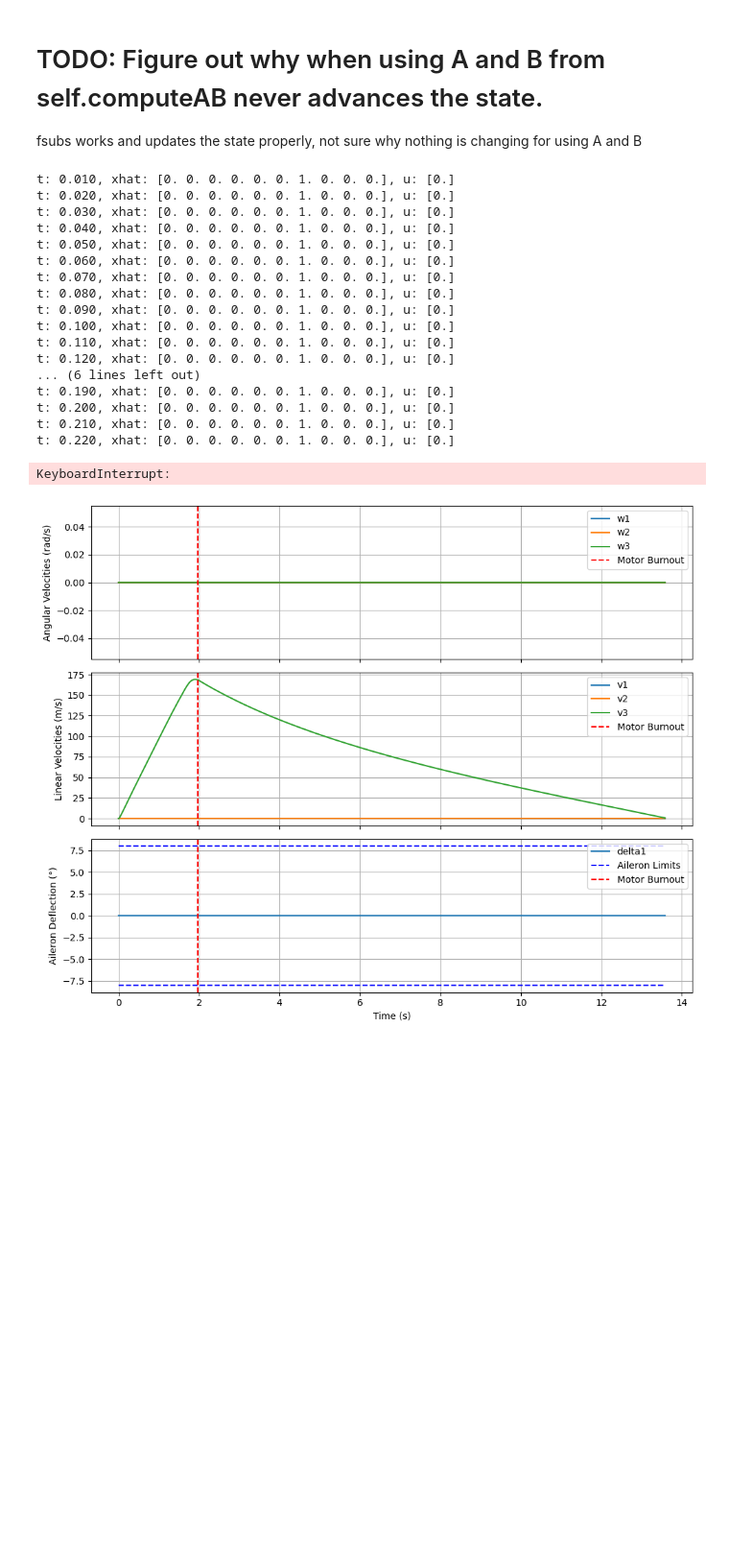
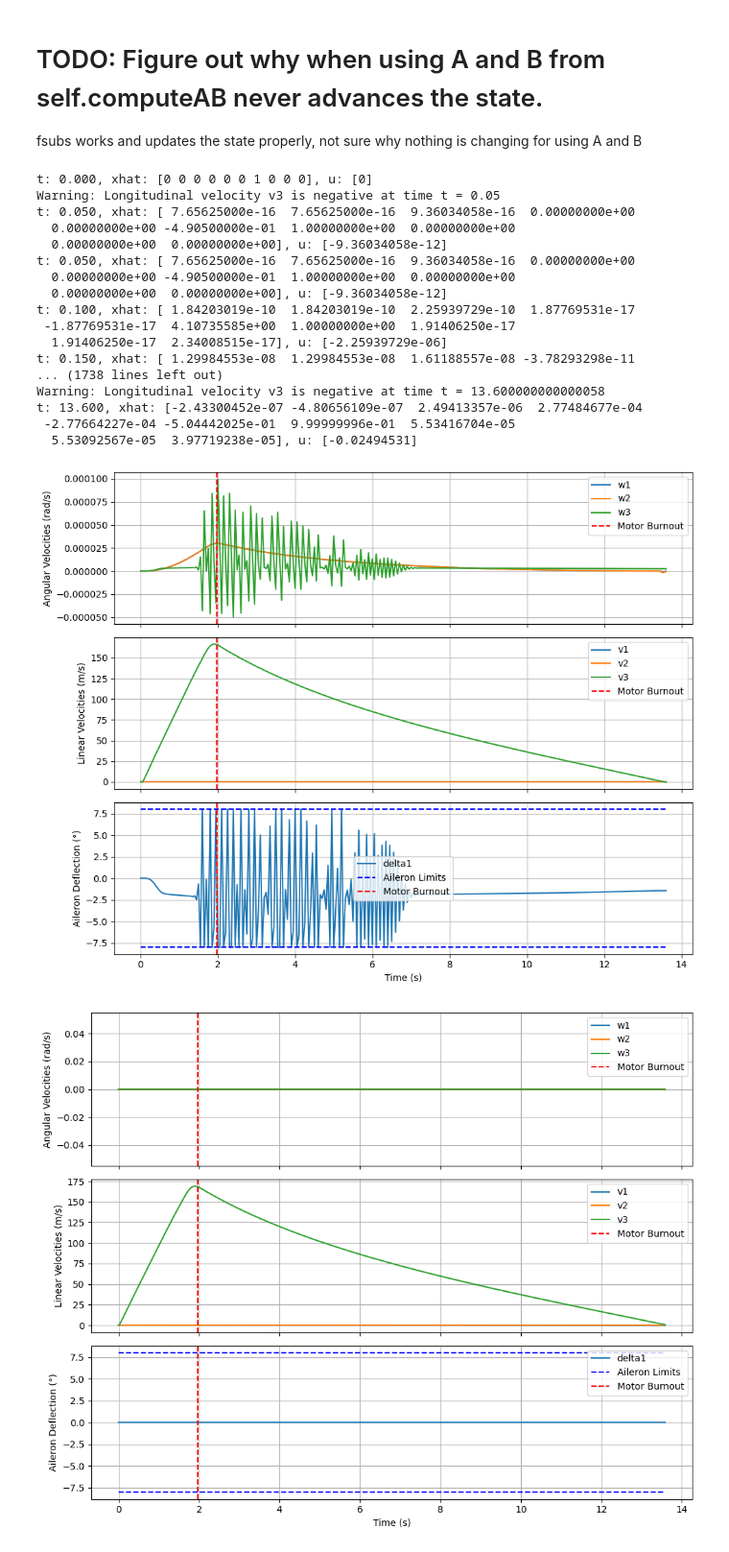
Before and after one commit to AODadbase/FV-Controls, a Jupyter notebook: LRI_Meshcat/Implementation/Render.ipynb, the cells around one changed output. Shown at 96% size. Saved outputs shown, nothing was run; the diff lists cells and outputs as text; code cells hidden in the pictures; blank space fills up the shorter version.

```diff
--- a/LRI_Meshcat/Implementation/Render.ipynb
+++ b/LRI_Meshcat/Implementation/Render.ipynb
@@ -976,36 +1024,67 @@ fsubs works and updates the state properly, not sure why nothing is changing for
 # %%
 ## Define gain matrix ##
 K = np.zeros((1,10))
-K[0][2] = 1000 # Roll rate feedback
+K[0][2] = 1e4 # Roll rate feedback
 K[0][9] = 0.1 # Roll angle feedback
 
 ## Define initial conditions ##
 t0 = 0.0
 xhat0 = np.array([0, 0, 0, 0, 0, 0, 1, 0, 0, 0]) # Initial state estimate
 u0 = np.array([0])
-controller = Controls(K=K, dt=0.01, x0=xhat0, u0=u0)
+controller = Controls(K=K, dt=0.05, x0=xhat0, u0=u0)
 controller.deriveEOM(post_burnout=False)
 controller.deriveEOM(post_burnout=True)
-controller.test_AB(t0, xhat0, u0)
+controller.test_eom(t0, xhat0, u0)
 # %% [output]
-t: 0.010, xhat: [0. 0. 0. 0. 0. 0. 1. 0. 0. 0.], u: [0.]
-t: 0.020, xhat: [0. 0. 0. 0. 0. 0. 1. 0. 0. 0.], u: [0.]
-t: 0.030, xhat: [0. 0. 0. 0. 0. 0. 1. 0. 0. 0.], u: [0.]
-t: 0.040, xhat: [0. 0. 0. 0. 0. 0. 1. 0. 0. 0.], u: [0.]
-t: 0.050, xhat: [0. 0. 0. 0. 0. 0. 1. 0. 0. 0.], u: [0.]
-t: 0.060, xhat: [0. 0. 0. 0. 0. 0. 1. 0. 0. 0.], u: [0.]
-t: 0.070, xhat: [0. 0. 0. 0. 0. 0. 1. 0. 0. 0.], u: [0.]
-t: 0.080, xhat: [0. 0. 0. 0. 0. 0. 1. 0. 0. 0.], u: [0.]
-t: 0.090, xhat: [0. 0. 0. 0. 0. 0. 1. 0. 0. 0.], u: [0.]
-t: 0.100, xhat: [0. 0. 0. 0. 0. 0. 1. 0. 0. 0.], u: [0.]
-t: 0.110, xhat: [0. 0. 0. 0. 0. 0. 1. 0. 0. 0.], u: [0.]
-t: 0.120, xhat: [0. 0. 0. 0. 0. 0. 1. 0. 0. 0.], u: [0.]
-... (6 lines left out)
-t: 0.190, xhat: [0. 0. 0. 0. 0. 0. 1. 0. 0. 0.], u: [0.]
-t: 0.200, xhat: [0. 0. 0. 0. 0. 0. 1. 0. 0. 0.], u: [0.]
-t: 0.210, xhat: [0. 0. 0. 0. 0. 0. 1. 0. 0. 0.], u: [0.]
-t: 0.220, xhat: [0. 0. 0. 0. 0. 0. 1. 0. 0. 0.], u: [0.]
+t: 0.000, xhat: [0 0 0 0 0 0 1 0 0 0], u: [0]
+Warning: Longitudinal velocity v3 is negative at time t = 0.05
+t: 0.050, xhat: [ 7.65625000e-16  7.65625000e-16  9.36034058e-16  0.00000000e+00
+  0.00000000e+00 -4.90500000e-01  1.00000000e+00  0.00000000e+00
+  0.00000000e+00  0.00000000e+00], u: [-9.36034058e-12]
+t: 0.050, xhat: [ 7.65625000e-16  7.65625000e-16  9.36034058e-16  0.00000000e+00
+  0.00000000e+00 -4.90500000e-01  1.00000000e+00  0.00000000e+00
+  0.00000000e+00  0.00000000e+00], u: [-9.36034058e-12]
+t: 0.100, xhat: [ 1.84203019e-10  1.84203019e-10  2.25939729e-10  1.87769531e-17
+ -1.87769531e-17  4.10735585e+00  1.00000000e+00  1.91406250e-17
+  1.91406250e-17  2.34008515e-17], u: [-2.25939729e-06]
+t: 0.150, xhat: [ 1.29984553e-08  1.29984553e-08  1.61188557e-08 -3.78293298e-11
+... (1738 lines left out)
+Warning: Longitudinal velocity v3 is negative at time t = 13.600000000000058
+t: 13.600, xhat: [-2.43300452e-07 -4.80656109e-07  2.49413357e-06  2.77484677e-04
+ -2.77664227e-04 -5.04442025e-01  9.99999996e-01  5.53416704e-05
+  5.53092567e-05  3.97719238e-05], u: [-0.02494531]
-KeyboardInterrupt:
+# %%
+xhat = np.array(controller.states)
+u = np.array(controller.inputs)
+t = np.arange(0, xhat.shape[0]*controller.dt, controller.dt)
+
+import matplotlib.pyplot as plt
+fig, axs = plt.subplots(3, 1, figsize=(10, 8), sharex=True)
+axs[0].plot(t, xhat[:, 0], label='w1')
+axs[0].plot(t, xhat[:, 1], label='w2')
+axs[0].plot(t, xhat[:, 2], label='w3')
+axs[0].axvline(controller.t_motor_burnout, color='r', linestyle='--', label='Motor Burnout')
+axs[0].set_ylabel('Angular Velocities (rad/s)')
+axs[0].legend()
+axs[0].grid()
+axs[1].plot(t, xhat[:, 3], label='v1')
+axs[1].plot(t, xhat[:, 4], label='v2')
+axs[1].plot(t, xhat[:, 5], label='v3')
+axs[1].axvline(controller.t_motor_burnout, color='r', linestyle='--', label='Motor Burnout')
+axs[1].set_ylabel('Linear Velocities (m/s)')
+axs[1].legend()
+axs[1].grid()
+axs[2].plot(t, u * 180/np.pi, label='delta1')
+axs[2].plot(t, -8 * np.ones_like(u), 'b--', label='Aileron Limits')
+axs[2].plot(t, 8 * np.ones_like(u), 'b--')
+axs[2].axvline(controller.t_motor_burnout, color='r', linestyle='--', label='Motor Burnout')
+axs[2].set_ylabel('Aileron Deflection (°)')
+axs[2].set_xlabel('Time (s)')
+axs[2].legend()
+axs[2].grid()
+plt.tight_layout()
+# %% [output]
+[figure, added]
 # %%
 xhat = np.array(controller.states)
 u = np.array(controller.inputs)
```
Also changed, not shown: parts of 1 cell of this notebook, 2 other files.
